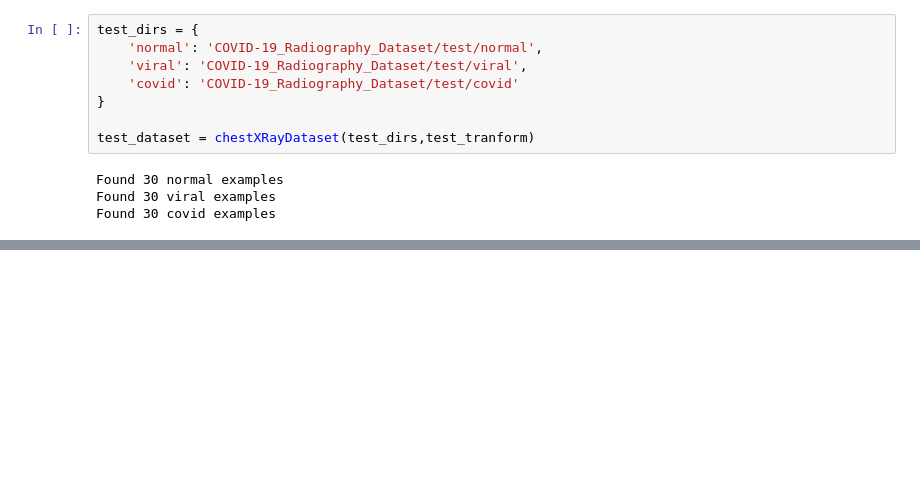
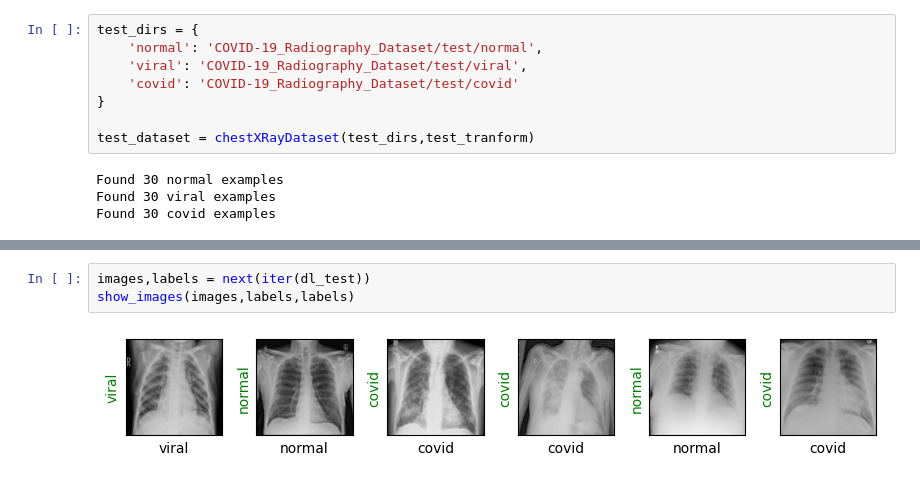
Before and after one commit to Pratyushs411/COVID-19_detection, a Jupyter notebook: main.ipynb, the cells around one changed output, grey strips where cells are left out. Cells and saved outputs as stored; diff of their text form; blank space fills up the shorter version.

```diff
--- a/main.ipynb
+++ b/main.ipynb
@@ -158,0 +211,5 @@ print(len(dl_test))
+# %%
+images,labels = next(iter(dl_test))
+show_images(images,labels,labels)
+# %% [output]
+[figure, added]
```
Also changed, not shown: parts of 5 cells of this notebook.
